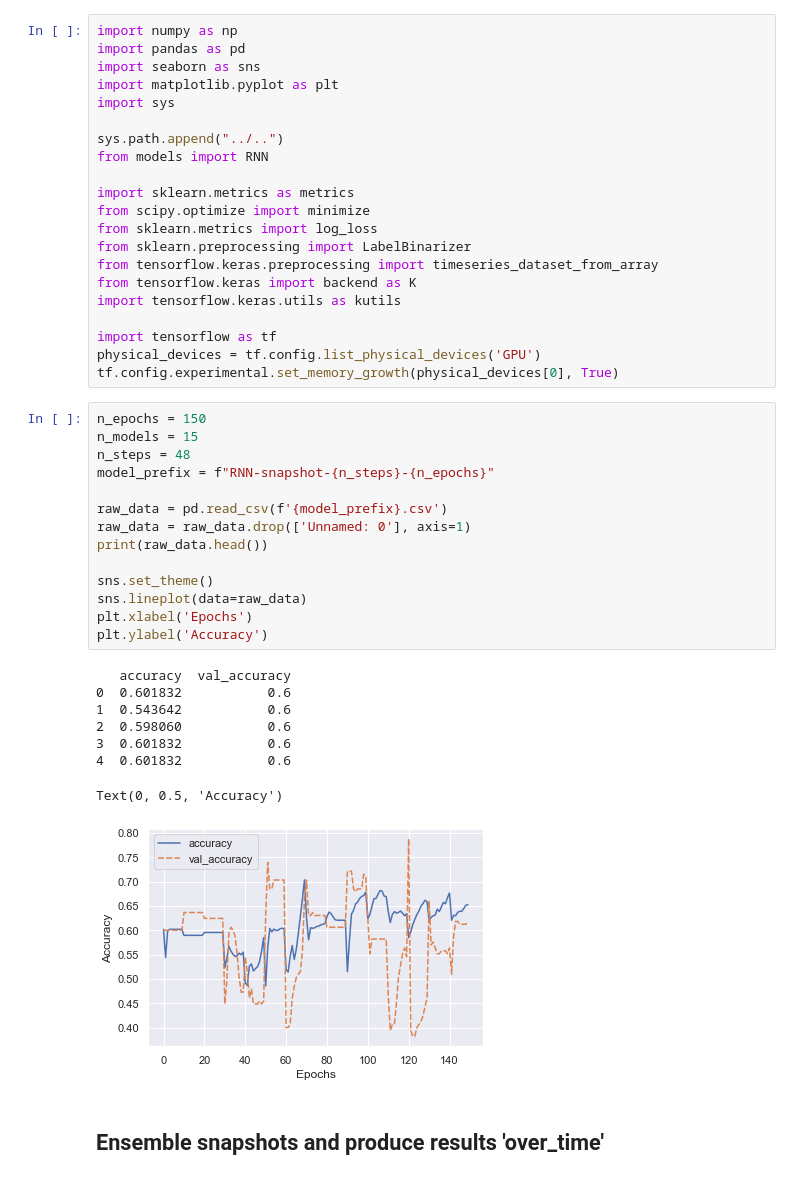
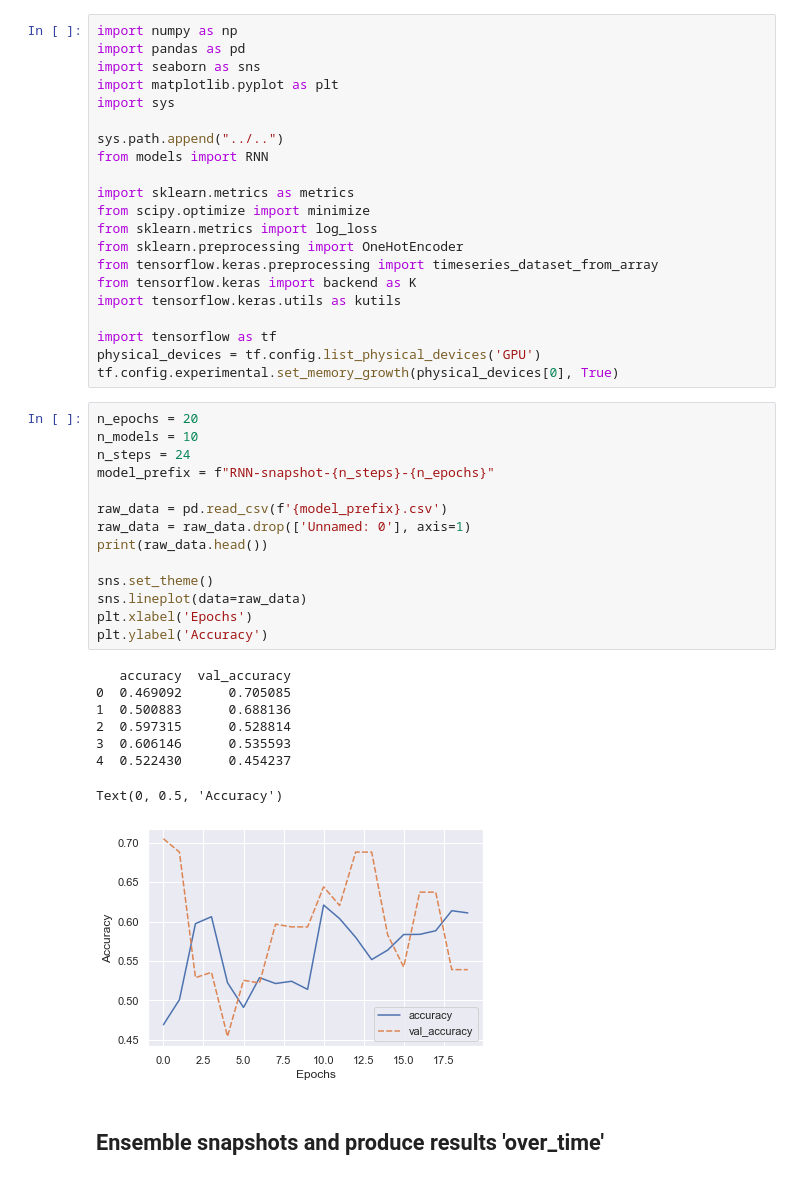
Before and after one commit to jobvink/SnapshotEnsembles, a Jupyter notebook: analytics/electricity/experiment-02.ipynb, the cells around one changed output. Cells and saved outputs as stored; diff of their text form.

```diff
--- a/analytics/electricity/experiment-02.ipynb
+++ b/analytics/electricity/experiment-02.ipynb
@@ -11,7 +11,7 @@ from models import RNN
 import sklearn.metrics as metrics
 from scipy.optimize import minimize
 from sklearn.metrics import log_loss
-from sklearn.preprocessing import LabelBinarizer
+from sklearn.preprocessing import OneHotEncoder
 from tensorflow.keras.preprocessing import timeseries_dataset_from_array
 from tensorflow.keras import backend as K
 import tensorflow.keras.utils as kutils
@@ -20,28 +20,28 @@ import tensorflow as tf
 physical_devices = tf.config.list_physical_devices('GPU')
 tf.config.experimental.set_memory_growth(physical_devices[0], True)
 # %%
-n_epochs = 150
-n_models = 15
-n_steps = 48
+n_epochs = 20
+n_models = 10
+n_steps = 24
 model_prefix = f"RNN-snapshot-{n_steps}-{n_epochs}"
 
 raw_data = pd.read_csv(f'{model_prefix}.csv')
 raw_data = raw_data.drop(['Unnamed: 0'], axis=1)
 print(raw_data.head())
 
 sns.set_theme()
 sns.lineplot(data=raw_data)
 plt.xlabel('Epochs')
 plt.ylabel('Accuracy')
 # %% [output]
    accuracy  val_accuracy
-0  0.601832           0.6
-1  0.543642           0.6
-2  0.598060           0.6
-3  0.601832           0.6
-4  0.601832           0.6
+0  0.469092      0.705085
+1  0.500883      0.688136
+2  0.597315      0.528814
+3  0.606146      0.535593
+4  0.522430      0.454237
 Text(0, 0.5, 'Accuracy')
-[figure, old version]
+[figure, new version]
 # %% [markdown]
 ## Ensemble snapshots and produce results 'over_time'
 # %%
```
Also changed, not shown: parts of 6 cells of this notebook.
